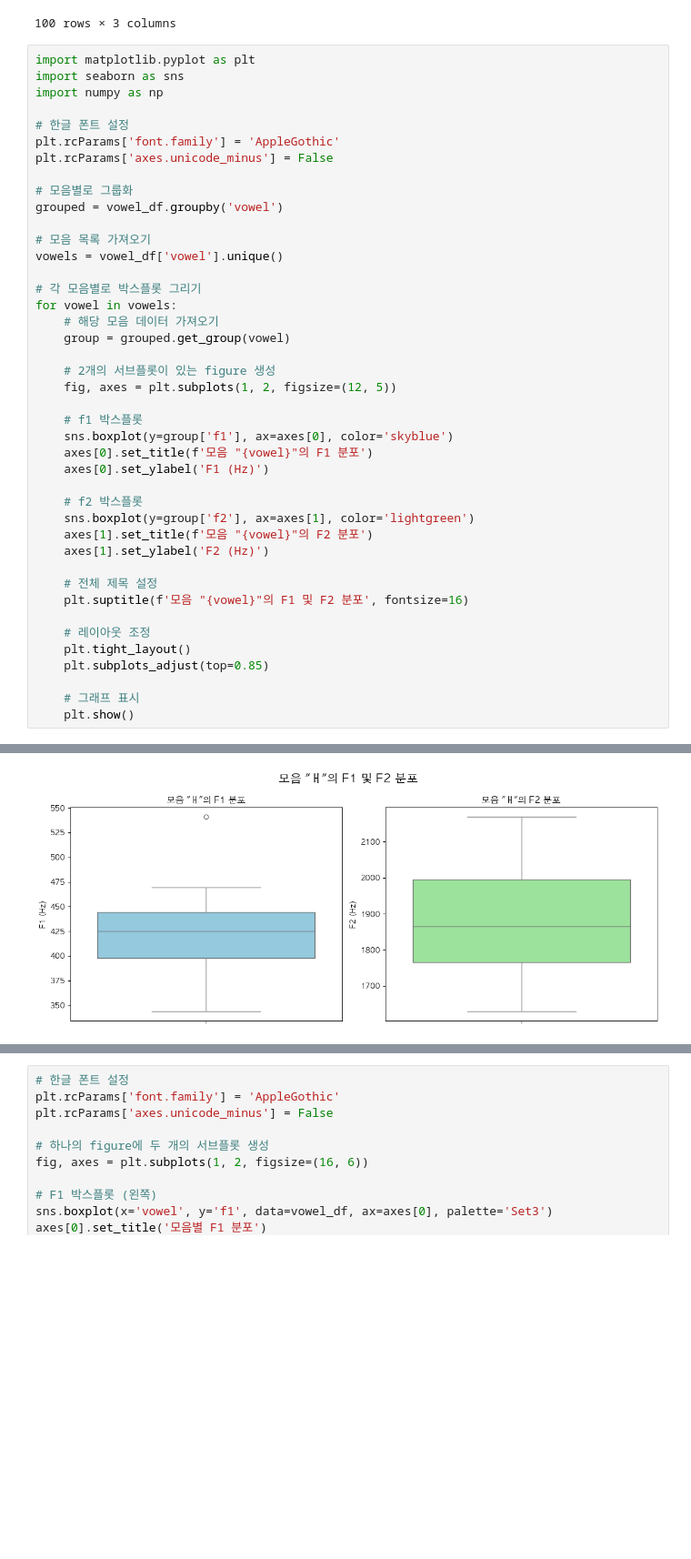
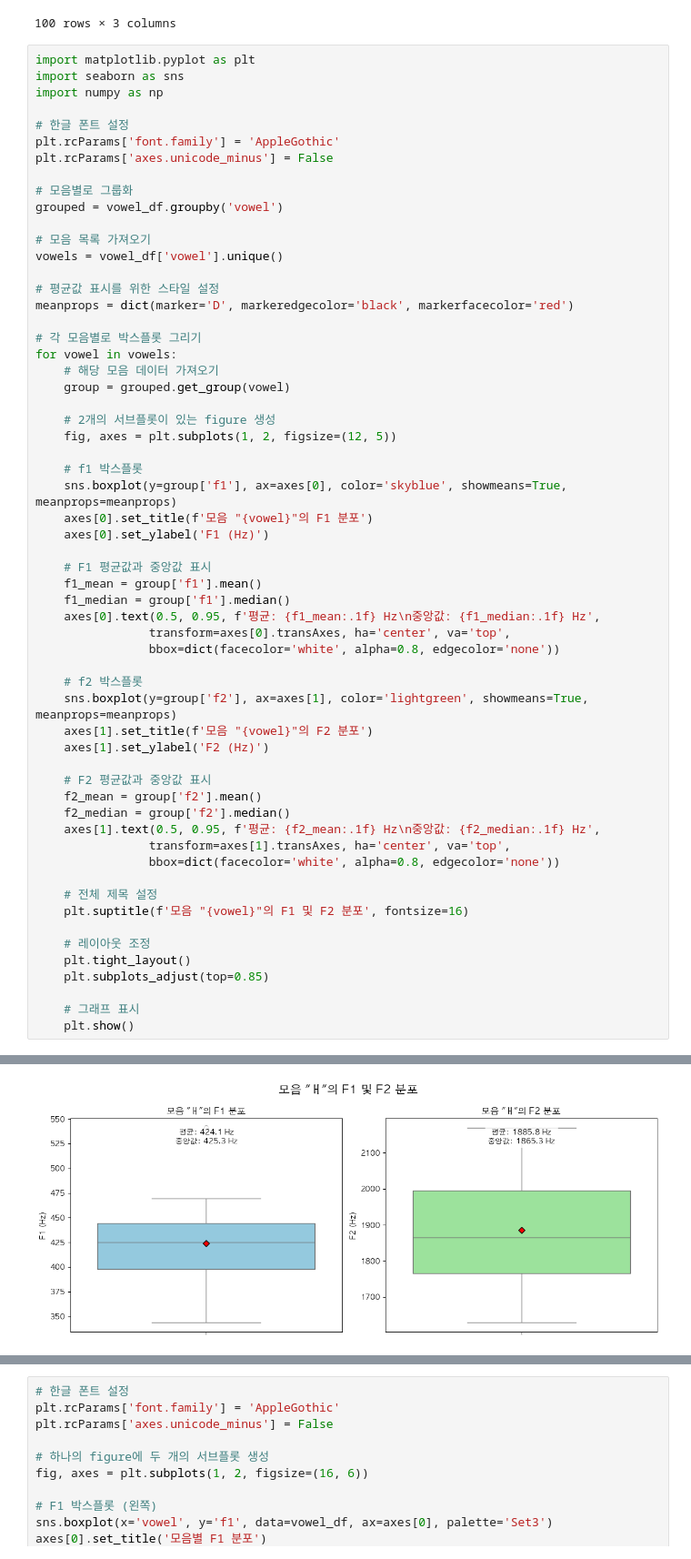
Before and after one commit to irregular6612/phoneticConvergence, a Jupyter notebook: analysis/control_analysis.ipynb, the cells around one changed output, grey strips where cells are left out. Shown: that part at 91% size. Saved outputs shown, nothing was run; the diff lists cells and outputs as text; blank space fills up the shorter version.

```diff
--- a/analysis/control_analysis.ipynb
+++ b/analysis/control_analysis.ipynb
@@ -63,6 +63,9 @@ grouped = vowel_df.groupby('vowel')
 # 모음 목록 가져오기
 vowels = vowel_df['vowel'].unique()
 
+# 평균값 표시를 위한 스타일 설정
+meanprops = dict(marker='D', markeredgecolor='black', markerfacecolor='red')
+
 # 각 모음별로 박스플롯 그리기
 for vowel in vowels:
     # 해당 모음 데이터 가져오기
@@ -72,14 +75,28 @@ for vowel in vowels:
     fig, axes = plt.subplots(1, 2, figsize=(12, 5))
 
     # f1 박스플롯
-    sns.boxplot(y=group['f1'], ax=axes[0], color='skyblue')
+    sns.boxplot(y=group['f1'], ax=axes[0], color='skyblue', showmeans=True, meanprops=meanprops)
     axes[0].set_title(f'모음 "{vowel}"의 F1 분포')
     axes[0].set_ylabel('F1 (Hz)')
 
+    # F1 평균값과 중앙값 표시
+    f1_mean = group['f1'].mean()
+    f1_median = group['f1'].median()
+    axes[0].text(0.5, 0.95, f'평균: {f1_mean:.1f} Hz\n중앙값: {f1_median:.1f} Hz',
+                transform=axes[0].transAxes, ha='center', va='top',
+                bbox=dict(facecolor='white', alpha=0.8, edgecolor='none'))
+
     # f2 박스플롯
-    sns.boxplot(y=group['f2'], ax=axes[1], color='lightgreen')
+    sns.boxplot(y=group['f2'], ax=axes[1], color='lightgreen', showmeans=True, meanprops=meanprops)
     axes[1].set_title(f'모음 "{vowel}"의 F2 분포')
     axes[1].set_ylabel('F2 (Hz)')
+
+    # F2 평균값과 중앙값 표시
+    f2_mean = group['f2'].mean()
+    f2_median = group['f2'].median()
+    axes[1].text(0.5, 0.95, f'평균: {f2_mean:.1f} Hz\n중앙값: {f2_median:.1f} Hz',
+                transform=axes[1].transAxes, ha='center', va='top',
+                bbox=dict(facecolor='white', alpha=0.8, edgecolor='none'))
 
     # 전체 제목 설정
     plt.suptitle(f'모음 "{vowel}"의 F1 및 F2 분포', fontsize=16)
@@ -95 +112 @@ for vowel in vowels:
-[figure, old version]
+[figure, new version]
```
Also changed, not shown: parts of 1 cell of this notebook, 1 other file.
